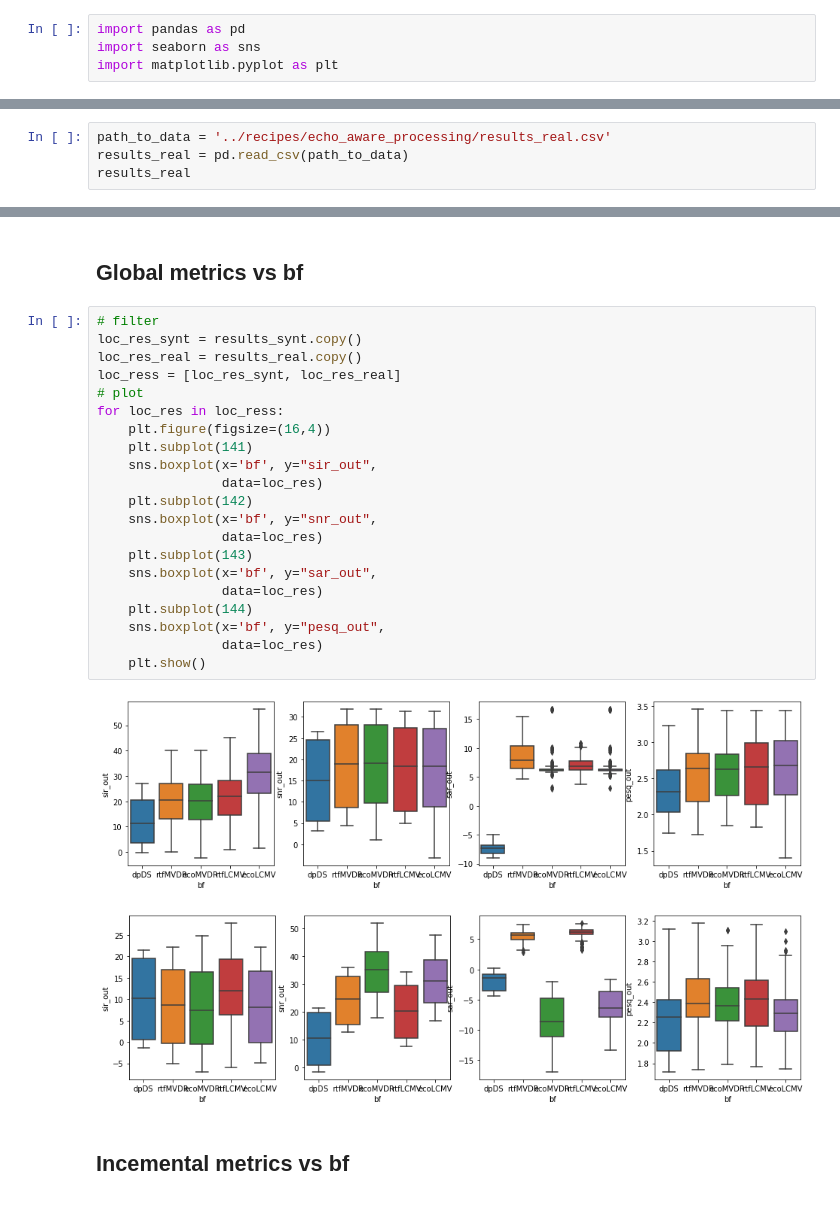
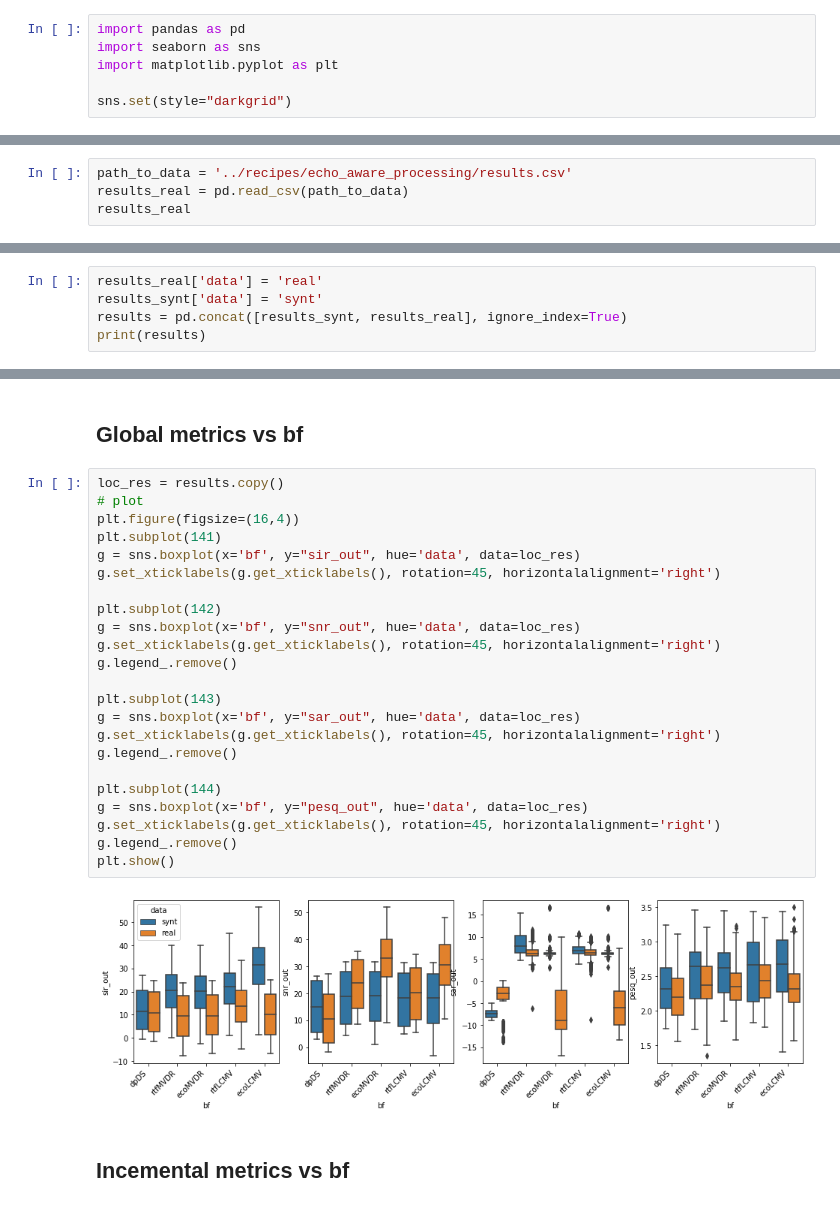
Before and after one commit to Chutlhu/dEchorate, a Jupyter notebook: notebooks/Echo aware Beamforming - results.ipynb, the cells around one changed output, grey strips where cells are left out. Saved outputs shown, nothing was run; the diff lists cells and outputs as text.

Commit message:
editing results and bsseval

```diff
--- a/notebooks/Echo aware Beamforming - results.ipynb
+++ b/notebooks/Echo aware Beamforming - results.ipynb
@@ -2,6 +2,8 @@
 import pandas as pd
 import seaborn as sns
 import matplotlib.pyplot as plt
+
+sns.set(style="darkgrid")
 # %% [markdown]
 # Load results
 
@@ -27,7 +29,7 @@ results_synt
 # %% [markdown]
 ## real results
 # %%
-path_to_data = '../recipes/echo_aware_processing/results_real.csv'
+path_to_data = '../recipes/echo_aware_processing/results.csv'
 results_real = pd.read_csv(path_to_data)
 results_real
 # %% [output]
@@ -46,0 +49,5 @@ results_real
+# %%
+results_real['data'] = 'real'
+results_synt['data'] = 'synt'
+results = pd.concat([results_synt, results_real], ignore_index=True)
+print(results)
@@ -49,28 +74,29 @@ results_real
 # %% [markdown]
 ## Global metrics vs bf
 # %%
-# filter
-loc_res_synt = results_synt.copy()
-loc_res_real = results_real.copy()
-loc_ress = [loc_res_synt, loc_res_real]
+loc_res = results.copy()
 # plot
-for loc_res in loc_ress:
-    plt.figure(figsize=(16,4))
-    plt.subplot(141)
-    sns.boxplot(x='bf', y="sir_out",
-                data=loc_res)
-    plt.subplot(142)
-    sns.boxplot(x='bf', y="snr_out",
-                data=loc_res)
-    plt.subplot(143)
-    sns.boxplot(x='bf', y="sar_out",
-                data=loc_res)
-    plt.subplot(144)
-    sns.boxplot(x='bf', y="pesq_out",
-                data=loc_res)
-    plt.show()
+plt.figure(figsize=(16,4))
+plt.subplot(141)
+g = sns.boxplot(x='bf', y="sir_out", hue='data', data=loc_res)
+g.set_xticklabels(g.get_xticklabels(), rotation=45, horizontalalignment='right')
+
+plt.subplot(142)
+g = sns.boxplot(x='bf', y="snr_out", hue='data', data=loc_res)
+g.set_xticklabels(g.get_xticklabels(), rotation=45, horizontalalignment='right')
+g.legend_.remove()
+
+plt.subplot(143)
+g = sns.boxplot(x='bf', y="sar_out", hue='data', data=loc_res)
+g.set_xticklabels(g.get_xticklabels(), rotation=45, horizontalalignment='right')
+g.legend_.remove()
+
+plt.subplot(144)
+g = sns.boxplot(x='bf', y="pesq_out", hue='data', data=loc_res)
+g.set_xticklabels(g.get_xticklabels(), rotation=45, horizontalalignment='right')
+g.legend_.remove()
+plt.show()
 # %% [output]
-[figure, old version]
+[figure, new version]
-[figure, removed]
 # %% [markdown]
 ## Incemental metrics vs bf
```
Also changed, not shown: parts of 11 cells of this notebook, 13 other files.
